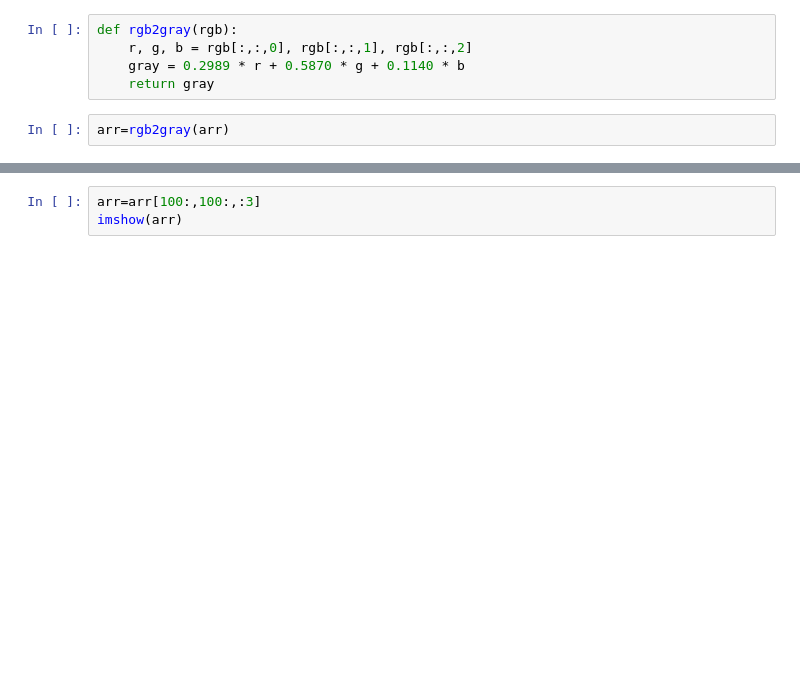
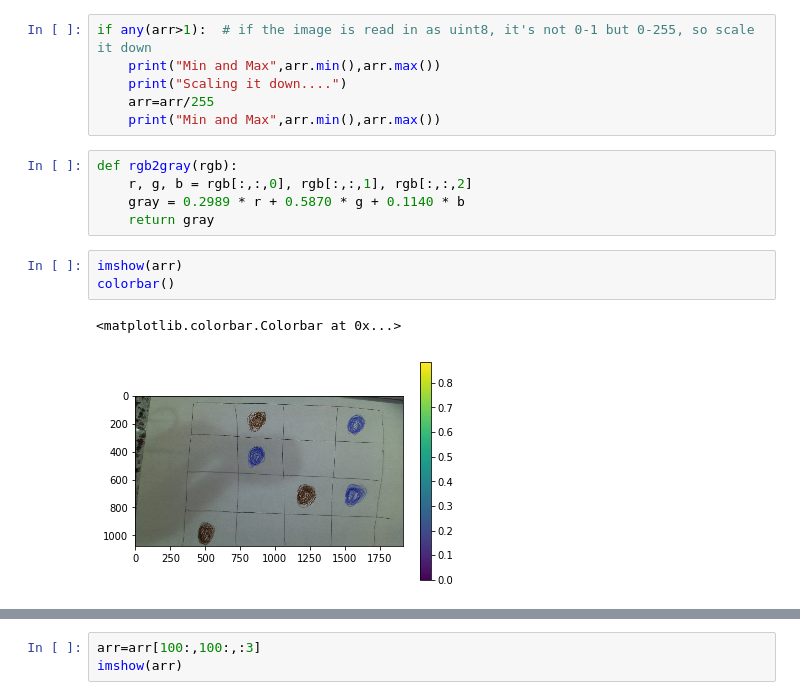
Before and after one commit to bblais/AI-and-Robotics-Fall-2018-Class-Notebooks, a Jupyter notebook: Fri Nov 2 2018- Board Image to State - First Attempt.ipynb, the cells around one changed output, grey strips where cells are left out. Saved outputs shown, nothing was run; the diff lists cells and outputs as text; blank space fills up the shorter version.

Commit message:
deal with 0-255 images

```diff
--- a/Fri Nov 2 2018- Board Image to State - First Attempt.ipynb
+++ b/Fri Nov 2 2018- Board Image to State - First Attempt.ipynb
@@ -9,8 +23,18 @@ arr=imread('images/checkerboard.png')
+# %%
+if any(arr>1):  # if the image is read in as uint8, it's not 0-1 but 0-255, so scale it down
+    print("Min and Max",arr.min(),arr.max())
+    print("Scaling it down....")
+    arr=arr/255
+    print("Min and Max",arr.min(),arr.max())
 # %%
 def rgb2gray(rgb):
     r, g, b = rgb[:,:,0], rgb[:,:,1], rgb[:,:,2]
     gray = 0.2989 * r + 0.5870 * g + 0.1140 * b
     return gray
-# %%
-arr=rgb2gray(arr)
+# %%
+imshow(arr)
+colorbar()
+# %% [output]
+<matplotlib.colorbar.Colorbar at 0x...>
+[figure, added]
 # %%
```
Also changed, not shown: parts of 4 cells of this notebook, 5 other files.
